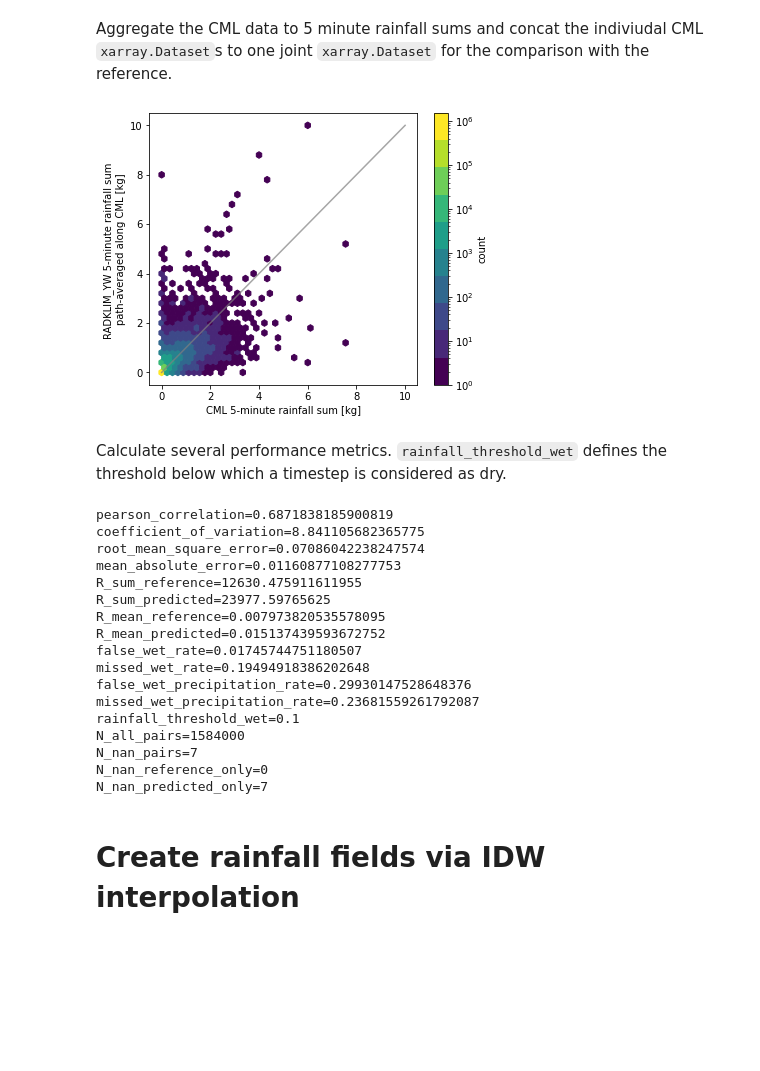
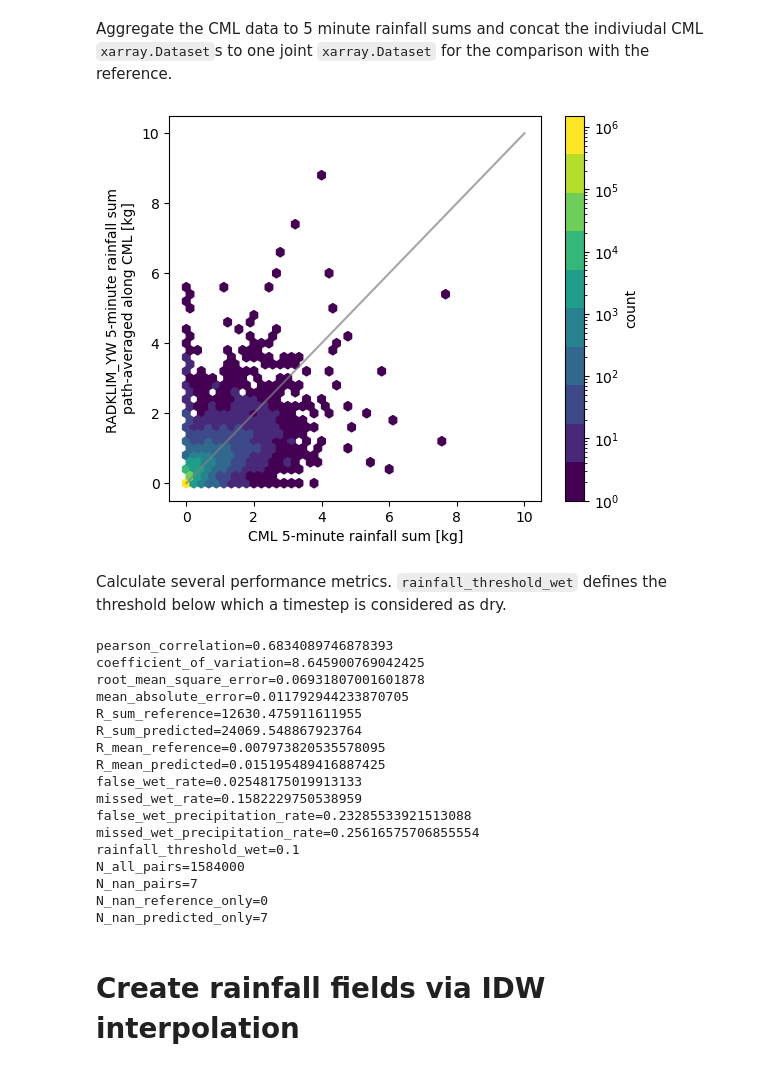
Before and after one commit to pycomlink/pycomlink, a Jupyter notebook: notebooks/Basic CML processing workflow.ipynb, the cells around one changed output. Cells and saved outputs as stored; diff of their text form; code cells hidden in the pictures; blank space fills up the shorter version.

```diff
--- a/notebooks/Basic CML processing workflow.ipynb
+++ b/notebooks/Basic CML processing workflow.ipynb
@@ -269,45 +269,45 @@ ds_cmls = xr.concat(cml_list, dim='cml_id')
 # %%
 rainsum_5min = ds_cmls.sel(channel_id="channel_1").R.resample(time="5min").sum() / 60
 
 fig, ax = plt.subplots(figsize=(6, 5))
 hx = ax.hexbin(
     rainsum_5min.values.T.flatten(),
-    path_ref.rainfall_amount.values[:-1].flatten(),
+    path_ref.rainfall_amount.values.flatten(),
     mincnt=1,
     bins="log",
     gridsize=45,
     extent=(0, 10, 0, 10),
     cmap=plt.get_cmap('viridis', 10),
 )
 ax.plot([0, 10], [0, 10], color='gray', alpha=0.7)
 ax.set_xlabel('CML 5-minute rainfall sum [kg]');
 ax.set_ylabel('RADKLIM_YW 5-minute rainfall sum \npath-averaged along CML [kg]');
 cbar = fig.colorbar(hx)
 cbar.set_label('count')
 # %% [output]
-[figure, old version]
+[figure, new version]
 # %% [markdown]
 Calculate several performance metrics. `rainfall_threshold_wet` defines the threshold below which a timestep is considered as dry.
 # %%
 metrics = pycml.validation.stats.calc_rain_error_performance_metrics(
     rainsum_5min.values.T.flatten(),
-    path_ref.rainfall_amount.values[:-1].flatten(),
+    path_ref.rainfall_amount.values.flatten(),
     rainfall_threshold_wet=0.1)
 
 [print(f'{metric}={value}') for metric, value in zip(metrics._fields, metrics)];
 # %% [output]
-pearson_correlation=0.6871838185900819
-coefficient_of_variation=8.841105682365775
-root_mean_square_error=0.07086042238247574
-mean_absolute_error=0.01160877108277753
+pearson_correlation=0.6834089746878393
+coefficient_of_variation=8.645900769042425
+root_mean_square_error=0.06931807001601878
+mean_absolute_error=0.011792944233870705
 R_sum_reference=12630.475911611955
-R_sum_predicted=23977.59765625
+R_sum_predicted=24069.548867923764
 R_mean_reference=0.007973820535578095
-R_mean_predicted=0.015137439593672752
-false_wet_rate=0.01745744751180507
-missed_wet_rate=0.19494918386202648
-false_wet_precipitation_rate=0.29930147528648376
-missed_wet_precipitation_rate=0.23681559261792087
+R_mean_predicted=0.015195489416887425
+false_wet_rate=0.02548175019913133
+missed_wet_rate=0.1582229750538959
+false_wet_precipitation_rate=0.23285533921513088
+missed_wet_precipitation_rate=0.25616575706855554
 rainfall_threshold_wet=0.1
 N_all_pairs=1584000
 N_nan_pairs=7
```
Also changed, not shown: parts of 10 cells of this notebook, 5 other files.
